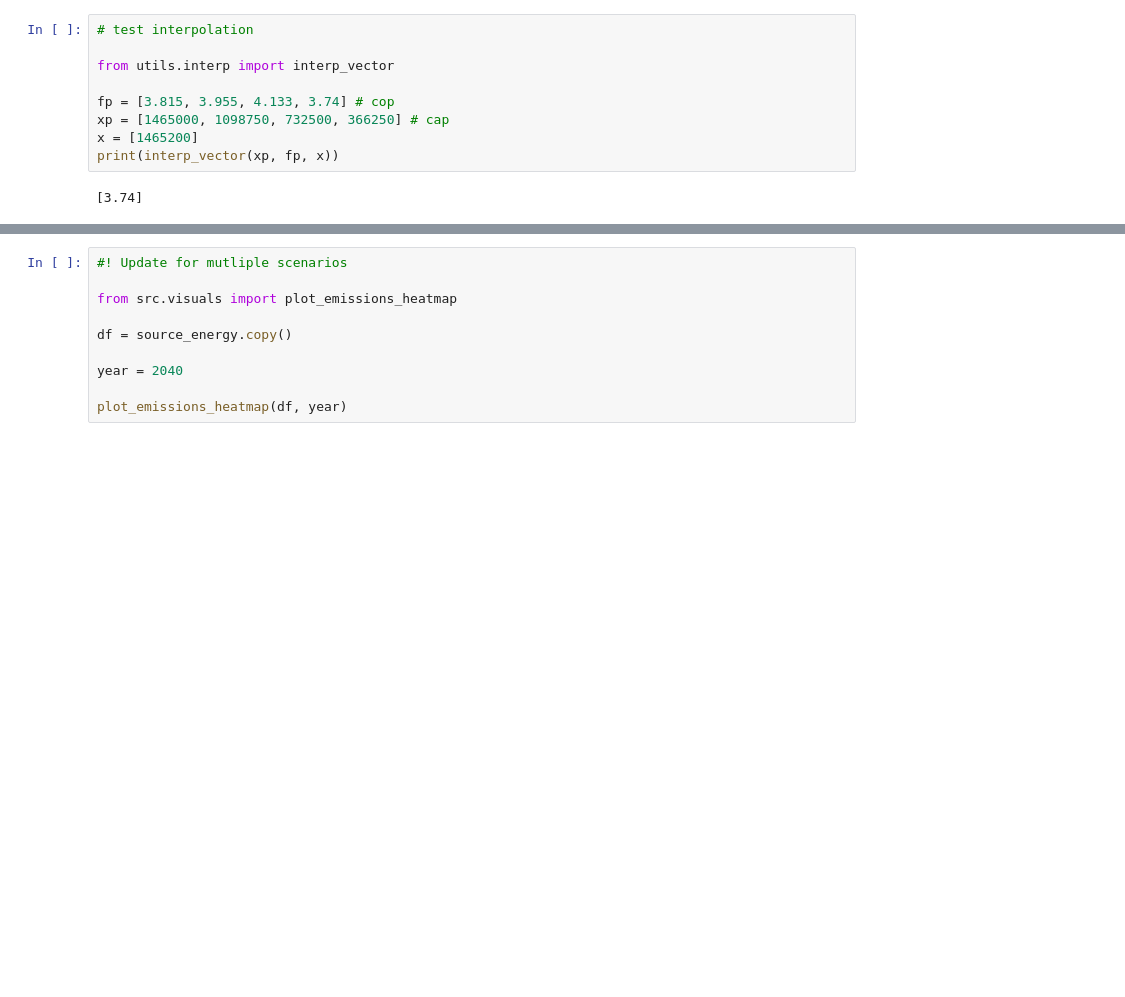
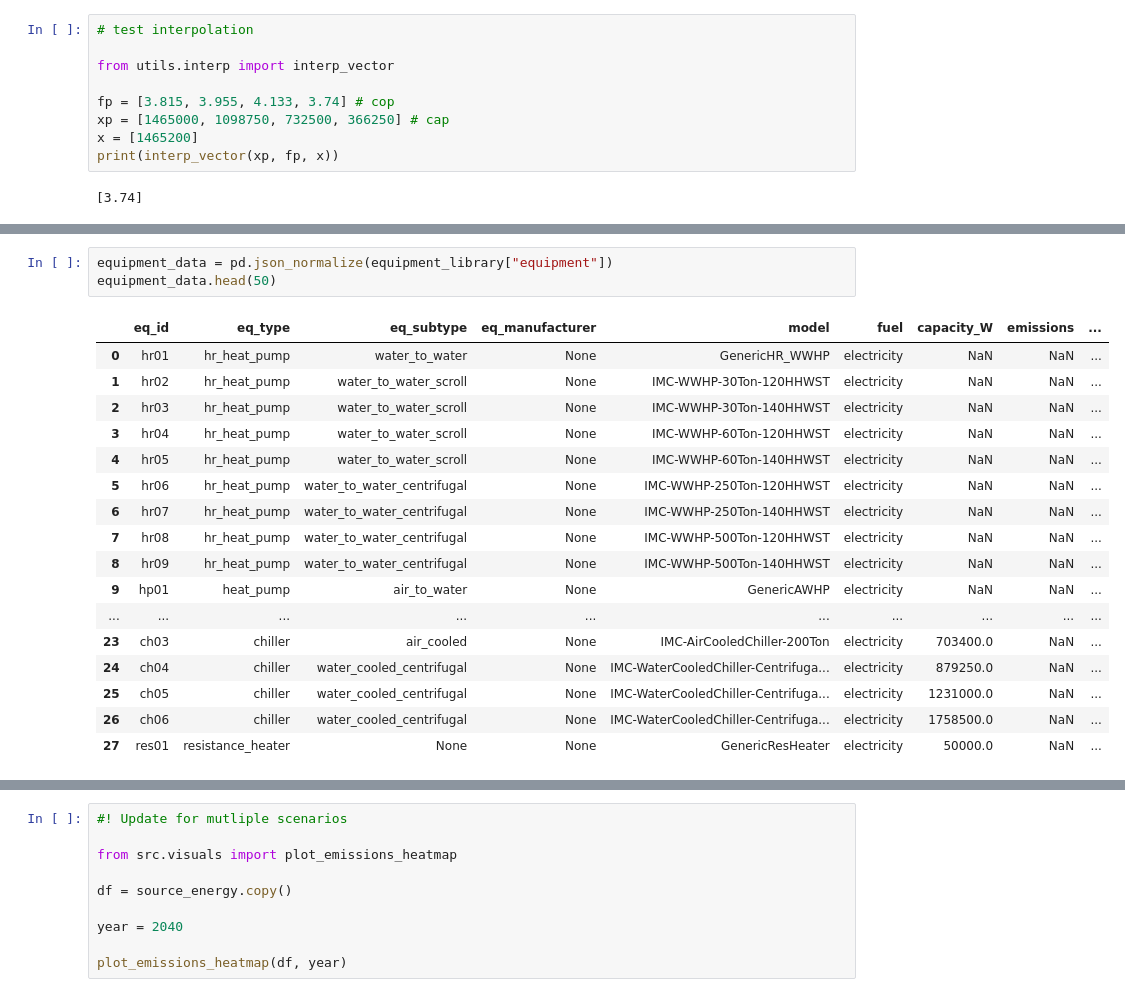
Before and after one commit to CenterForTheBuiltEnvironment/decarb-tool, a Jupyter notebook: test_workflow.ipynb, the cells around one changed output, grey strips where cells are left out. Saved outputs shown, nothing was run; the diff lists cells and outputs as text; blank space fills up the shorter version.

```diff
--- a/test_workflow.ipynb
+++ b/test_workflow.ipynb
@@ -102,6 +104,27 @@ equipment_library
    'boiler': None,
    'chiller': 'ch03',
    'resistance_heater': 'res01'}]}
+# %%
+equipment_data = pd.json_normalize(equipment_library["equipment"])
+equipment_data.head(50)
+# %% [output]
+|  | eq_id | eq_type | eq_subtype | eq_manufacturer | model | fuel | capacity_W | emissions | ... |
+| 0 | hr01 | hr_heat_pump | water_to_water | None | GenericHR_WWHP | electricity | NaN | NaN | ... |
+| 1 | hr02 | hr_heat_pump | water_to_water_scroll | None | IMC-WWHP-30Ton-120HHWST | electricity | NaN | NaN | ... |
+| 2 | hr03 | hr_heat_pump | water_to_water_scroll | None | IMC-WWHP-30Ton-140HHWST | electricity | NaN | NaN | ... |
+| 3 | hr04 | hr_heat_pump | water_to_water_scroll | None | IMC-WWHP-60Ton-120HHWST | electricity | NaN | NaN | ... |
+| 4 | hr05 | hr_heat_pump | water_to_water_scroll | None | IMC-WWHP-60Ton-140HHWST | electricity | NaN | NaN | ... |
+| 5 | hr06 | hr_heat_pump | water_to_water_centrifugal | None | IMC-WWHP-250Ton-120HHWST | electricity | NaN | NaN | ... |
+| 6 | hr07 | hr_heat_pump | water_to_water_centrifugal | None | IMC-WWHP-250Ton-140HHWST | electricity | NaN | NaN | ... |
+| 7 | hr08 | hr_heat_pump | water_to_water_centrifugal | None | IMC-WWHP-500Ton-120HHWST | electricity | NaN | NaN | ... |
+| 8 | hr09 | hr_heat_pump | water_to_water_centrifugal | None | IMC-WWHP-500Ton-140HHWST | electricity | NaN | NaN | ... |
+| 9 | hp01 | heat_pump | air_to_water | None | GenericAWHP | electricity | NaN | NaN | ... |
+| ... | ... | ... | ... | ... | ... | ... | ... | ... | ... |
+| 23 | ch03 | chiller | air_cooled | None | IMC-AirCooledChiller-200Ton | electricity | 703400.0 | NaN | ... |
+| 24 | ch04 | chiller | water_cooled_centrifugal | None | IMC-WaterCooledChiller-Centrifuga... | electricity | 879250.0 | NaN | ... |
+| 25 | ch05 | chiller | water_cooled_centrifugal | None | IMC-WaterCooledChiller-Centrifuga... | electricity | 1231000.0 | NaN | ... |
+| 26 | ch06 | chiller | water_cooled_centrifugal | None | IMC-WaterCooledChiller-Centrifuga... | electricity | 1758500.0 | NaN | ... |
+| 27 | res01 | resistance_heater | None | None | GenericResHeater | electricity | 50000.0 | NaN | ... |
 # %%
 settings.add_emission_scenario(
     EmissionScenario(
```
Also changed, not shown: parts of 18 cells of this notebook, 18 other files.
